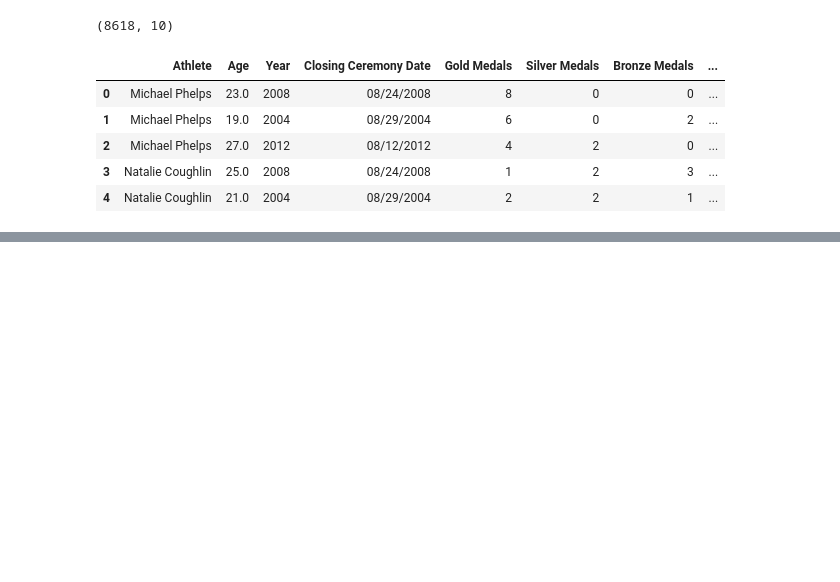
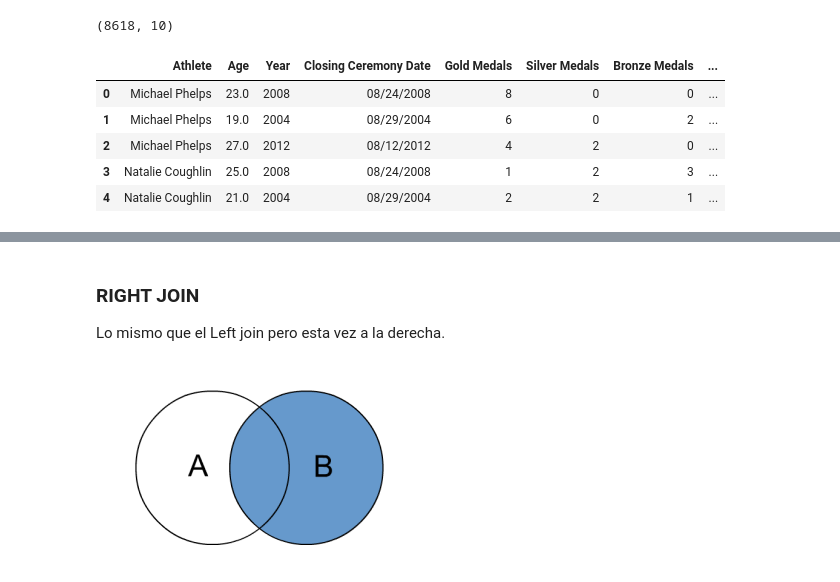
Before and after one commit to Byhako/cursoUdemyAI, a Jupyter notebook: notebooks/3-Editar_dataFrame.ipynb, the cells around one changed output, grey strips where cells are left out. Saved outputs shown, nothing was run; the diff lists cells and outputs as text; code cells hidden in the pictures; blank space fills up the shorter version.

```diff
--- a/notebooks/3-Editar_dataFrame.ipynb
+++ b/notebooks/3-Editar_dataFrame.ipynb
@@ -450,0 +480,7 @@ atletas.head()
+# %% [markdown]
+### RIGHT JOIN
+Lo mismo que el Left join pero esta vez a la derecha.
+# %%
+Image(filename='../resourses/right-join.png')
+# %% [output]
+[figure, added]
```
Also changed, not shown: parts of 8 cells of this notebook.
